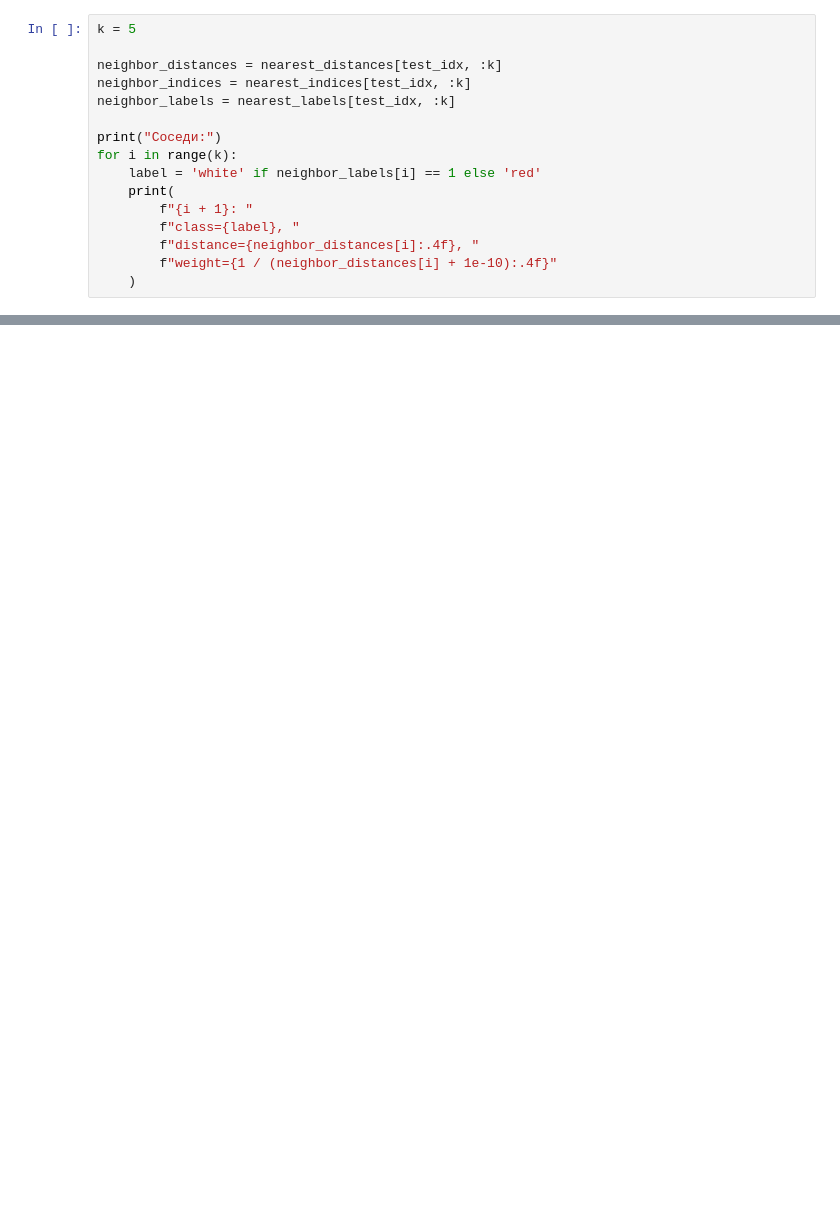
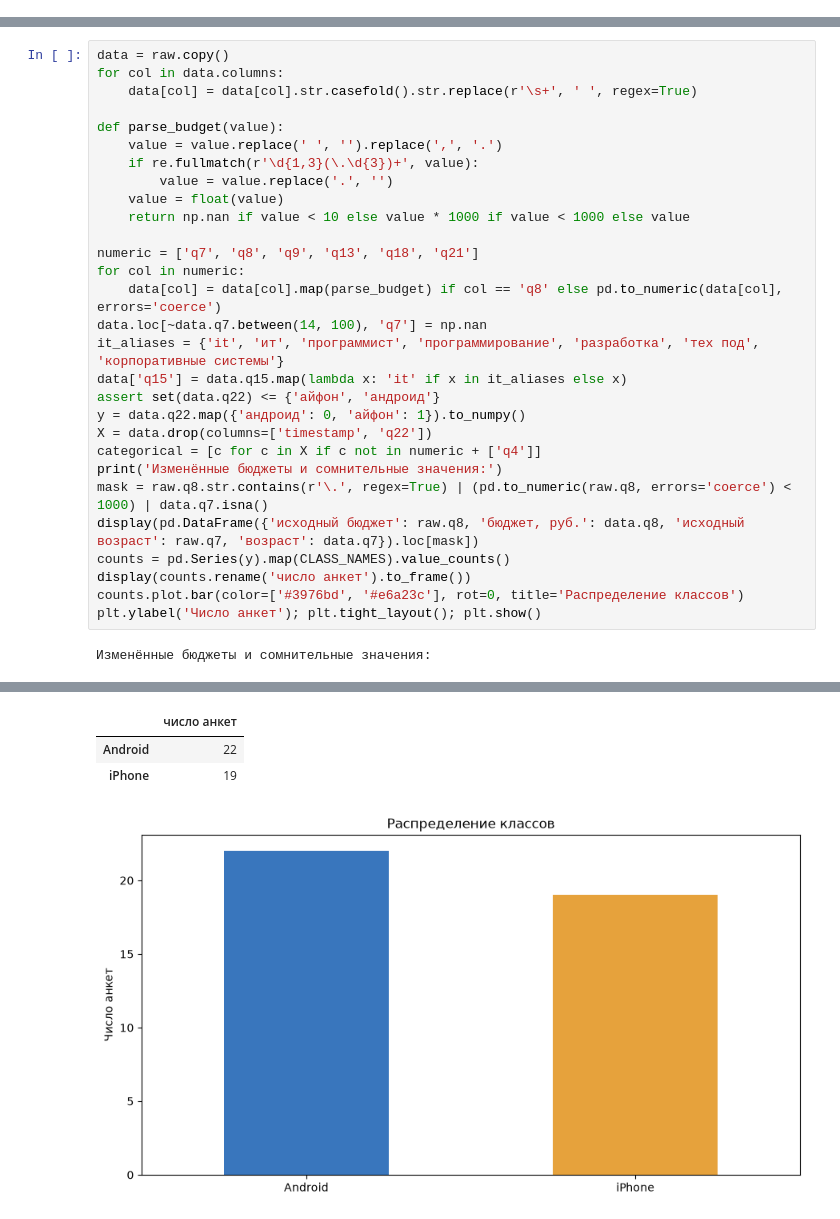
Before and after one commit to Vas1lyev/isit, a Jupyter notebook: pr1/Practice_1.ipynb, the cells around one changed output, grey strips where cells are left out. Drawn from its saved outputs; the diff is of its cells as text; blank space fills up the shorter version.

Commit message:
Replace practice 1 with iPhone/Android k-NN study and illustrated report

```diff
--- a/pr1/Practice_1.ipynb
+++ b/pr1/Practice_1.ipynb
@@ -376,16 +0,0 @@ print("Расстояние до ближайшего соседа:", nearest_di
-# %%
-k = 5
-
-neighbor_distances = nearest_distances[test_idx, :k]
-neighbor_indices = nearest_indices[test_idx, :k]
-neighbor_labels = nearest_labels[test_idx, :k]
-
-print("Соседи:")
-for i in range(k):
-    label = 'white' if neighbor_labels[i] == 1 else 'red'
-    print(
-        f"{i + 1}: "
-        f"class={label}, "
-        f"distance={neighbor_distances[i]:.4f}, "
-        f"weight={1 / (neighbor_distances[i] + 1e-10):.4f}"
-    )
@@ -601,0 +72,31 @@ plt.show()
+# %%
+data = raw.copy()
+for col in data.columns:
+    data[col] = data[col].str.casefold().str.replace(r'\s+', ' ', regex=True)
+
+def parse_budget(value):
+    value = value.replace(' ', '').replace(',', '.')
+    if re.fullmatch(r'\d{1,3}(\.\d{3})+', value):
+        value = value.replace('.', '')
+    value = float(value)
+    return np.nan if value < 10 else value * 1000 if value < 1000 else value
+
+numeric = ['q7', 'q8', 'q9', 'q13', 'q18', 'q21']
+for col in numeric:
+    data[col] = data[col].map(parse_budget) if col == 'q8' else pd.to_numeric(data[col], errors='coerce')
+data.loc[~data.q7.between(14, 100), 'q7'] = np.nan
+it_aliases = {'it', 'ит', 'программист', 'программирование', 'разработка', 'тех под', 'корпоративные системы'}
+data['q15'] = data.q15.map(lambda x: 'it' if x in it_aliases else x)
+assert set(data.q22) <= {'айфон', 'андроид'}
+y = data.q22.map({'андроид': 0, 'айфон': 1}).to_numpy()
+X = data.drop(columns=['timestamp', 'q22'])
+categorical = [c for c in X if c not in numeric + ['q4']]
+print('Изменённые бюджеты и сомнительные значения:')
+mask = raw.q8.str.contains(r'\.', regex=True) | (pd.to_numeric(raw.q8, errors='coerce') < 1000) | data.q7.isna()
+display(pd.DataFrame({'исходный бюджет': raw.q8, 'бюджет, руб.': data.q8, 'исходный возраст': raw.q7, 'возраст': data.q7}).loc[mask])
+counts = pd.Series(y).map(CLASS_NAMES).value_counts()
+display(counts.rename('число анкет').to_frame())
+counts.plot.bar(color=['#3976bd', '#e6a23c'], rot=0, title='Распределение классов')
+plt.ylabel('Число анкет'); plt.tight_layout(); plt.show()
+# %% [output]
+Изменённые бюджеты и сомнительные значения:
@@ -601,0 +111,4 @@ plt.show()
+|  | число анкет |
+| Android | 22 |
+| iPhone | 19 |
+[figure, added]
```
Also changed, not shown: parts of 64 cells of this notebook, 16 other files.
